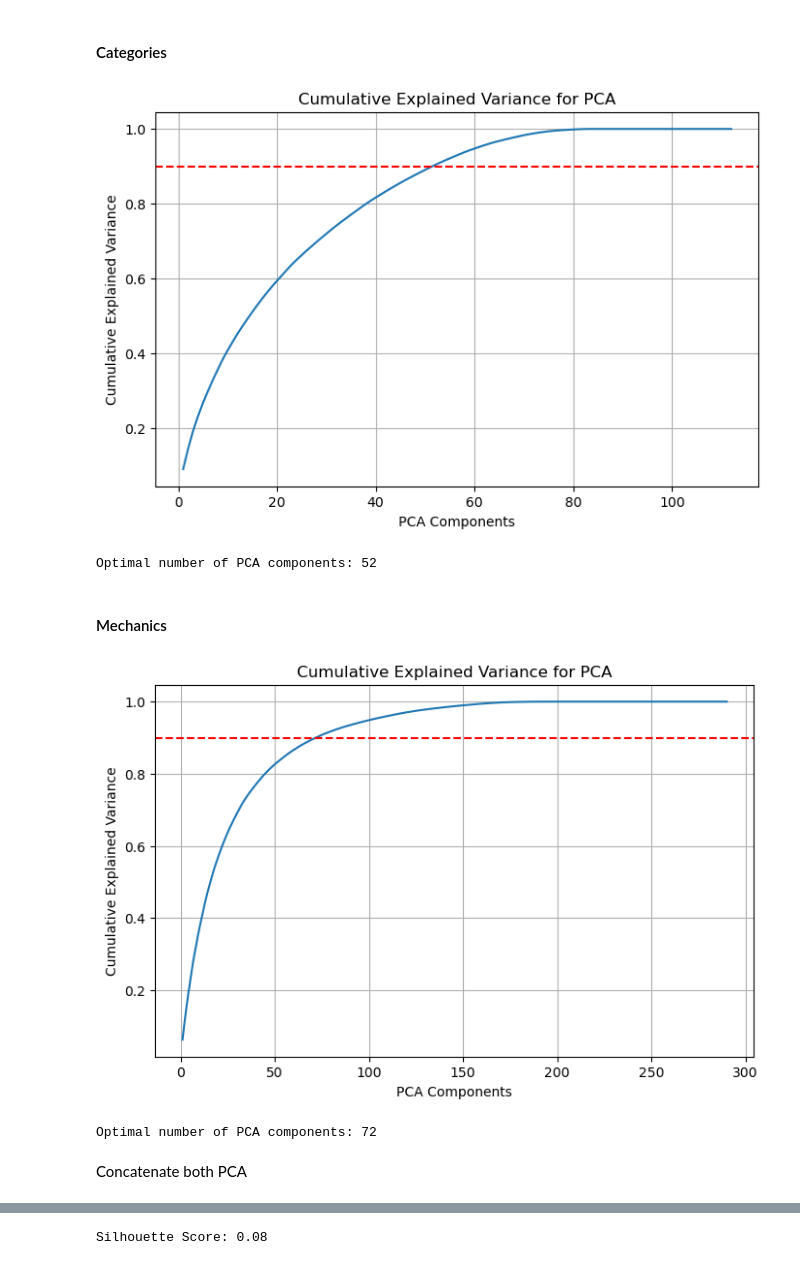
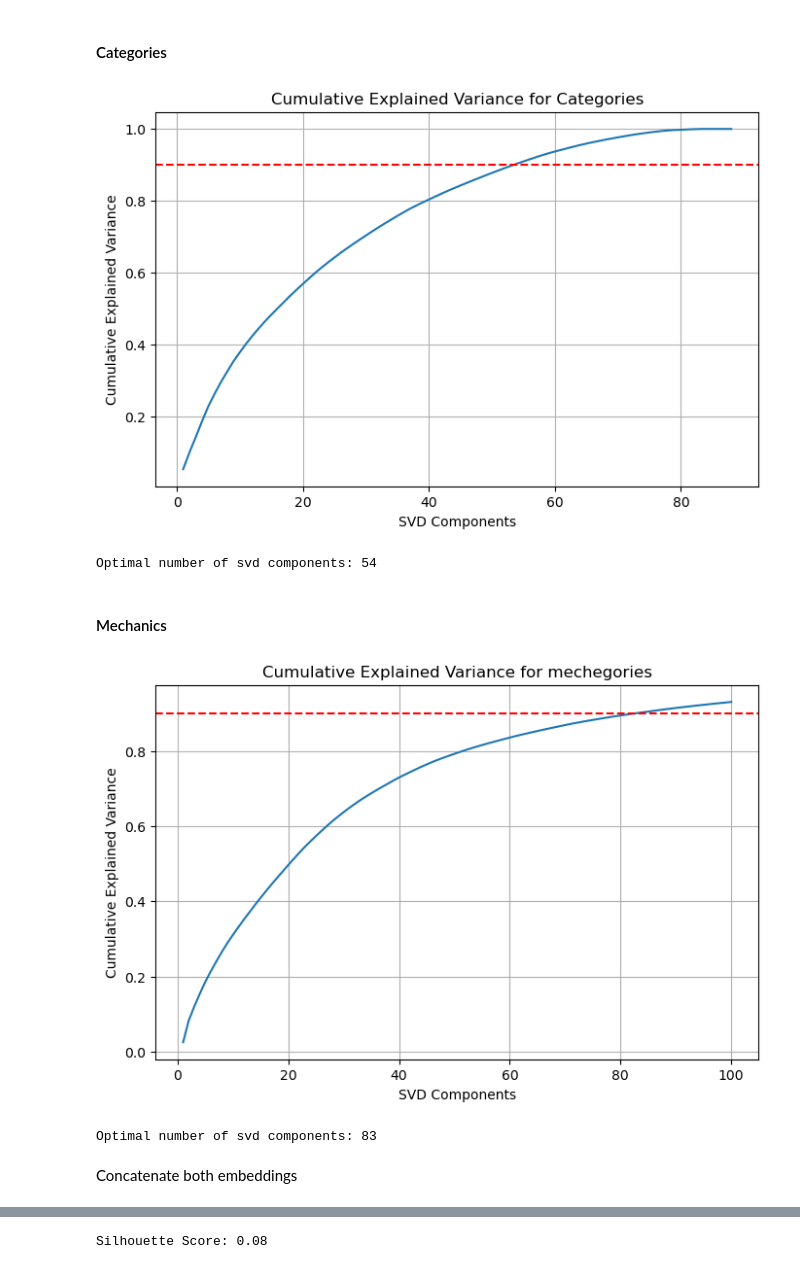
Before and after one commit to aitor-vergaramartin/What2Play, a Jupyter notebook: notebooks/02_Feature Engineering.ipynb, the cells around one changed output, grey strips where cells are left out. Cells and saved outputs as stored; diff of their text form; code cells hidden in the pictures.

```diff
--- a/notebooks/02_Feature Engineering.ipynb
+++ b/notebooks/02_Feature Engineering.ipynb
@@ -104,3 +104,6 @@ Manage all the columns of the categories
 # %%
 cat_cols = [c for c in df.columns if c.startswith("cat_")]
 mech_cols = [c for c in df.columns if c.startswith("mech_")]
+
+X_cat = df[cat_cols]
+X_mech = df[mech_cols]
@@ -115,24 +122,26 @@ uses linear algebra to transform data into new features called principal compone
 # %% [markdown]
 #### Categories
 # %%
-# Determine optimal number of PCA components (Cumulative Explained Variance)
-pca_cat_full = PCA().fit(df[cat_cols])
-explained_cat = np.cumsum(pca_cat_full.explained_variance_ratio_)
+# Determine optimal number of components (Cumulative Explained Variance)
+svd_cat_full = TruncatedSVD(n_components=min(100, X_cat.shape[1]-1),random_state=42)
+
+svd_cat_full.fit(X_cat)
+explained_cat = np.cumsum(svd_cat_full.explained_variance_ratio_)
 
 # Plot cumulative explained variance
-plt.figure(figsize=(8, 5))
-plt.plot(range(1, len(explained_cat) + 1), explained_cat)
-plt.xlabel("PCA Components")
+plt.figure(figsize=(8,5))
+plt.plot(range(1, len(explained_cat)+1), explained_cat)
+plt.xlabel("SVD Components")
 plt.ylabel("Cumulative Explained Variance")
-plt.title("Cumulative Explained Variance for PCA")
-plt.axhline(y=0.90, color='r', linestyle='--')
+plt.title("Cumulative Explained Variance for Categories")
+plt.axhline(y=0.90, color="r", linestyle="--")
 plt.grid()
 plt.show()
 
 # Select n_components where 90% variance is retained
 n_cat = np.argmax(explained_cat >= 0.90) + 1
-print(f"Optimal number of PCA components: {n_cat}")
+print(f"Optimal number of svd components: {n_cat}")
 # %% [output]
-[figure, old version]
+[figure, new version]
-Optimal number of PCA components: 52
+Optimal number of svd components: 54
 # %%
@@ -144,24 +154,26 @@ cat_pca_df = pd.DataFrame(cat_pca,columns=[f"pca_cat_{i}" for i in range(n_cat)]
 # %% [markdown]
 #### Mechanics
 # %%
-# Determine optimal number of PCA components (Cumulative Explained Variance)
-pca_mech_full = PCA().fit(df[mech_cols])
-explained_mech = np.cumsum(pca_mech_full.explained_variance_ratio_)
+# Determine optimal number of components (Cumulative Explained Variance)
+svd_mech_full = TruncatedSVD(n_components=min(100, X_mech.shape[1]-1),random_state=42)
+
+svd_mech_full.fit(X_mech)
+explained_mech = np.cumsum(svd_mech_full.explained_variance_ratio_)
 
 # Plot cumulative explained variance
-plt.figure(figsize=(8, 5))
-plt.plot(range(1, len(explained_mech) + 1), explained_mech)
-plt.xlabel("PCA Components")
+plt.figure(figsize=(8,5))
+plt.plot(range(1, len(explained_mech)+1), explained_mech)
+plt.xlabel("SVD Components")
 plt.ylabel("Cumulative Explained Variance")
-plt.title("Cumulative Explained Variance for PCA")
-plt.axhline(y=0.90, color='r', linestyle='--')
+plt.title("Cumulative Explained Variance for mechegories")
+plt.axhline(y=0.90, color="r", linestyle="--")
 plt.grid()
 plt.show()
 
 # Select n_components where 90% variance is retained
 n_mech = np.argmax(explained_mech >= 0.90) + 1
-print(f"Optimal number of PCA components: {n_mech}")
+print(f"Optimal number of svd components: {n_mech}")
 # %% [output]
-[figure, old version]
+[figure, new version]
-Optimal number of PCA components: 72
+Optimal number of svd components: 83
 # %%
@@ -171,3 +186,3 @@ mech_pca_df = pd.DataFrame(mech_pca,columns=[f"pca_mech_{i}" for i in range(n_me
 # %% [markdown]
-Concatenate both PCA
+Concatenate both embeddings
 # %%
```
Also changed, not shown: parts of 21 cells of this notebook, 3 other files.
